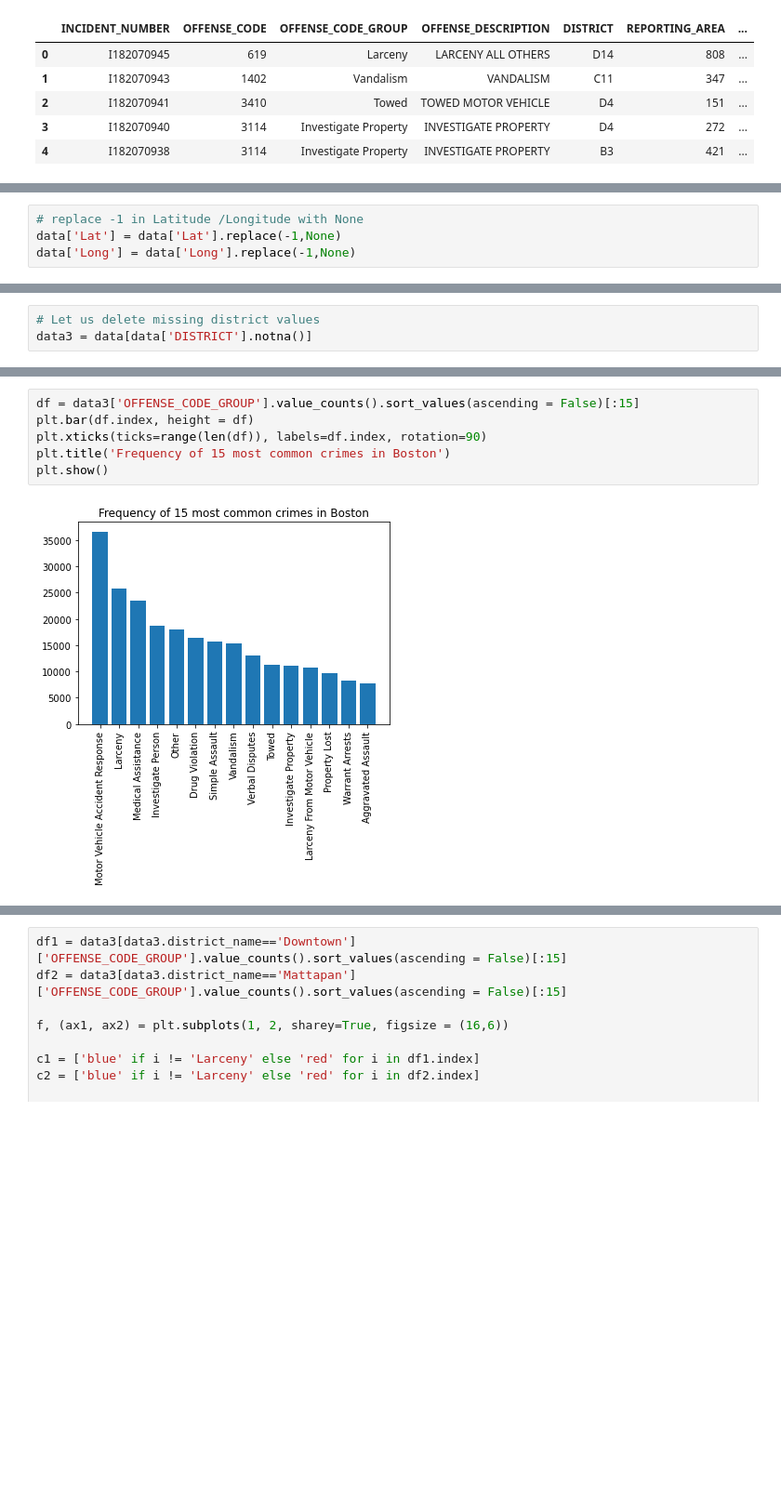
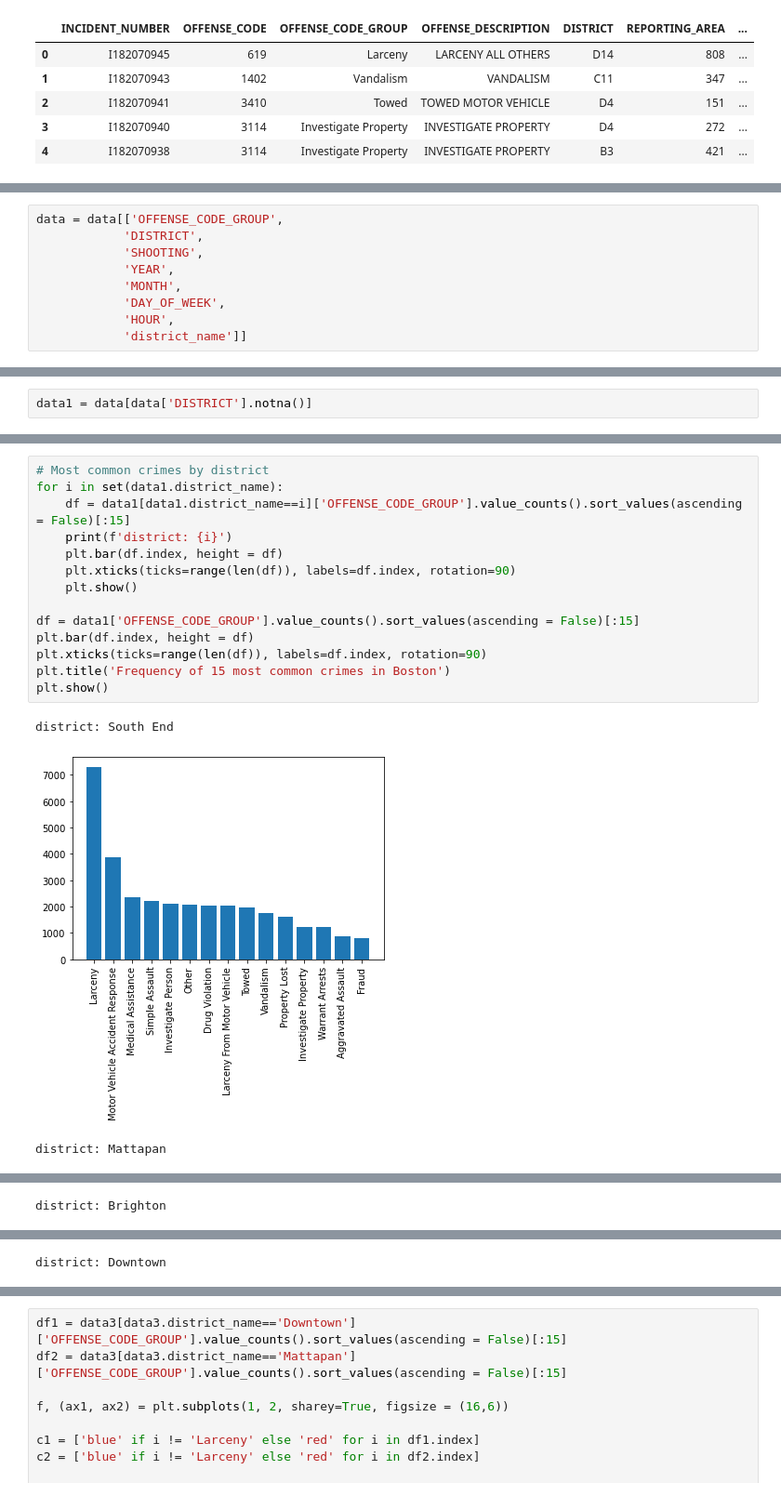
Before and after one commit to tomek95123/Udacity_project1, a Jupyter notebook: udacity_project_1.ipynb, the cells around one changed output, grey strips where cells are left out. Shown at 93% size. Saved outputs shown, nothing was run; the diff lists cells and outputs as text; blank space fills up the shorter version.

```diff
--- a/udacity_project_1.ipynb
+++ b/udacity_project_1.ipynb
@@ -22,4 +38,0 @@ data.head()
-# %%
-# replace -1 in Latitude /Longitude with None
-data['Lat'] = data['Lat'].replace(-1,None)
-data['Long'] = data['Long'].replace(-1,None)
@@ -98,0 +124,9 @@ data[data.duplicated()].sort_values(by = 'INCIDENT_NUMBER').head()
+# %%
+data = data[['OFFENSE_CODE_GROUP',
+            'DISTRICT',
+            'SHOOTING',
+            'YEAR',
+            'MONTH',
+            'DAY_OF_WEEK',
+            'HOUR',
+            'district_name']]
@@ -125,3 +177,2 @@ plt.show()
 # %%
-# Let us delete missing district values
-data3 = data[data['DISTRICT'].notna()]
+data1 = data[data['DISTRICT'].notna()]
@@ -128,8 +197,18 @@ data3 = data[data['DISTRICT'].notna()]
 # %%
-df = data3['OFFENSE_CODE_GROUP'].value_counts().sort_values(ascending = False)[:15]
+# Most common crimes by district
+for i in set(data1.district_name):
+    df = data1[data1.district_name==i]['OFFENSE_CODE_GROUP'].value_counts().sort_values(ascending = False)[:15]
+    print(f'district: {i}')
+    plt.bar(df.index, height = df)
+    plt.xticks(ticks=range(len(df)), labels=df.index, rotation=90)
+    plt.show()
+
+df = data1['OFFENSE_CODE_GROUP'].value_counts().sort_values(ascending = False)[:15]
 plt.bar(df.index, height = df)
 plt.xticks(ticks=range(len(df)), labels=df.index, rotation=90)
 plt.title('Frequency of 15 most common crimes in Boston')
 plt.show()
 # %% [output]
+district: South End
-[figure, old version]
+[figure, new version]
+district: Mattapan
@@ -135,0 +216 @@ plt.show()
+district: Brighton
@@ -135,0 +218 @@ plt.show()
+district: Downtown
```
Also changed, not shown: parts of 126 cells of this notebook.
